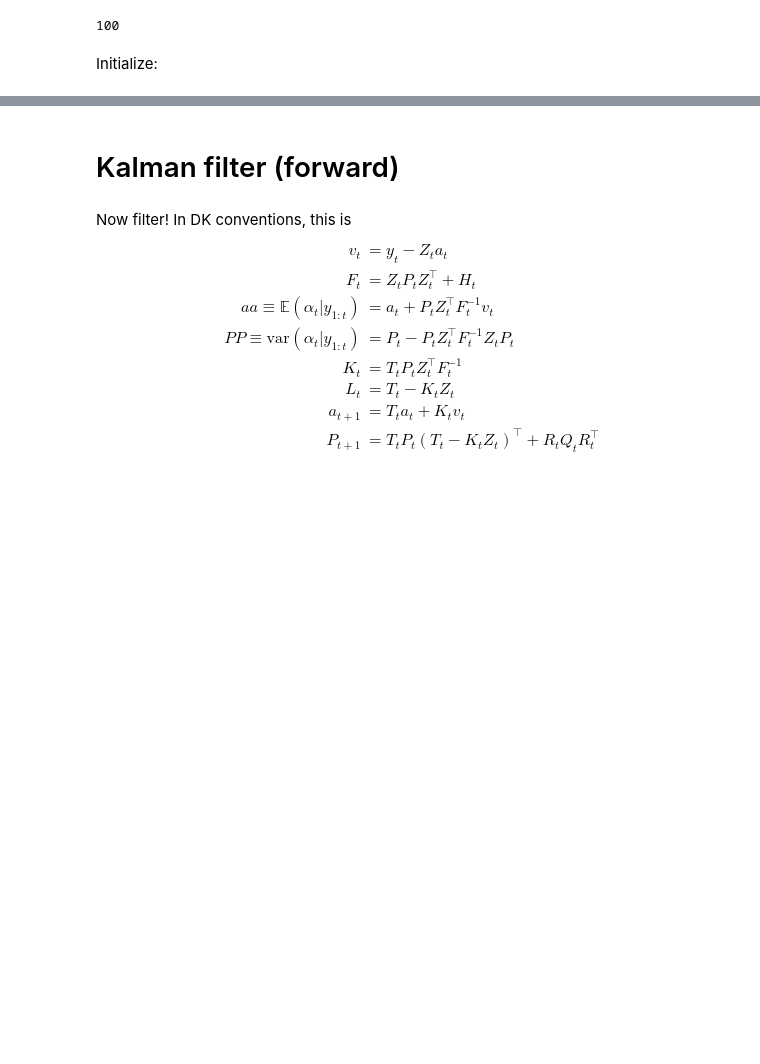
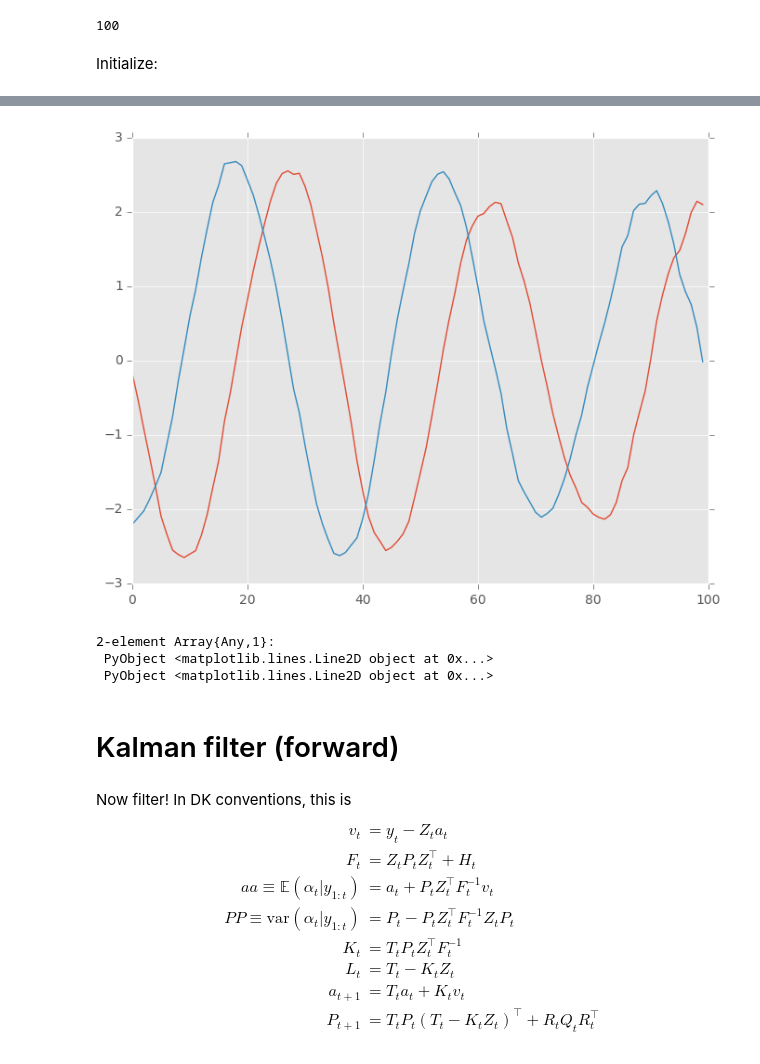
Before and after one commit to jmxpearson/laf, a Jupyter notebook: julia_kalman_integration_test.ipynb, the cells around one changed output, grey strips where cells are left out. Saved outputs shown, nothing was run; the diff lists cells and outputs as text; code cells hidden in the pictures; blank space fills up the shorter version.

```diff
--- a/julia_kalman_integration_test.ipynb
+++ b/julia_kalman_integration_test.ipynb
@@ -86,3 +87,10 @@ plot(y');
+# %%
+plot(α')
+# %% [output]
+[figure, added]
+2-element Array{Any,1}:
+ PyObject <matplotlib.lines.Line2D object at 0x...>
+ PyObject <matplotlib.lines.Line2D object at 0x...>
 # %% [markdown]
 # Kalman filter (forward)
 # %% [markdown]
```
Also changed, not shown: parts of 13 cells of this notebook, 5 other files.
